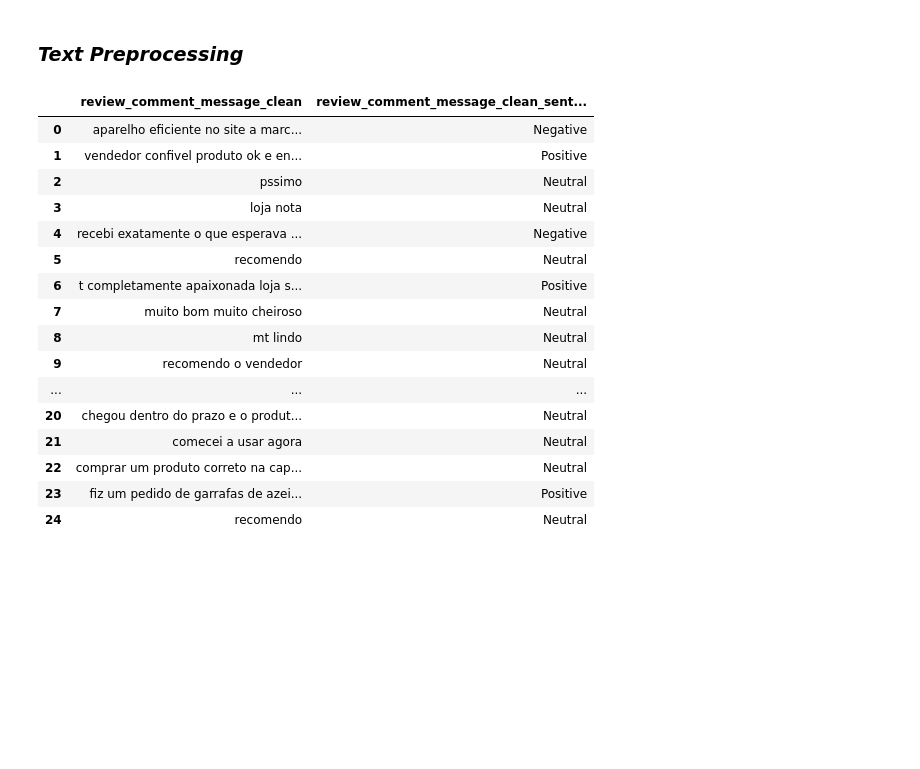
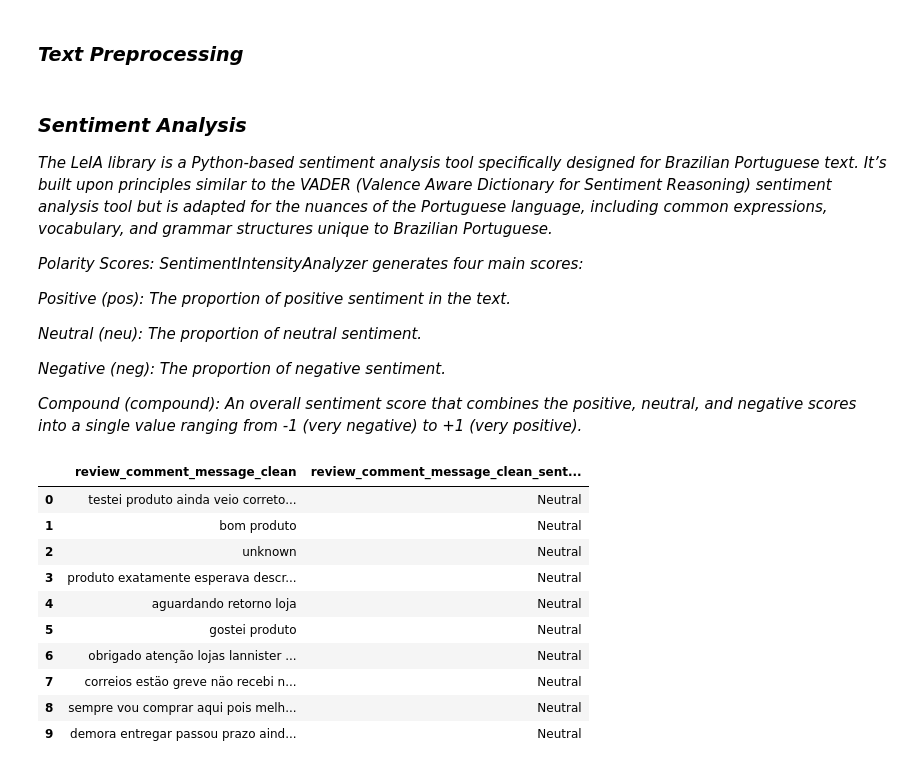
Before and after one commit to SnitTeshome/DSA2040A_DataMining_Group-8_Snit_552___Mohamed_006___Halima_315___Lesala_218, a Jupyter notebook: notebooks/3_data_mining.ipynb, the cells around one changed output. Drawn from its saved outputs; the diff is of its cells as text; code cells hidden in the pictures; blank space fills up the shorter version.

```diff
--- a/notebooks/3_data_mining.ipynb
+++ b/notebooks/3_data_mining.ipynb
@@ -269,9 +289,3 @@ The radar chart visualizes distinct customer segments based on behavioral patter
 ---
 # %% [markdown]
 ### *NLP:Natural Language Processing*
-# %%
-#read the csv file
-df1 = pd.read_csv('../data/raw/olist_order_reviews_dataset.csv')
-df2 = pd.read_csv('../data/raw/olist_products_dataset.csv')
-#concatenate the two dataframes
-df = pd.concat([df1, df2], axis=1)
@@ -364,0 +378,14 @@ df_cleaned[['review_comment_message', 'review_comment_message_clean']].head()
+# %%
+def clean_reviews(df):
+    """
+    Cleans the input DataFrame by removing rows with missing values in key columns
+    and dropping duplicate review comments.
+    """
+    if not isinstance(df, pd.DataFrame):
+        raise ValueError("Input must be a pandas DataFrame.")
+    df = df.drop_duplicates(subset=['review_comment_message'])
+    df = df.drop_duplicates(subset=['review_comment_message'])
+    return df
+
+df_cleaned = clean_reviews(nlp_df)
+df_cleaned.info()
@@ -367,41 +439,50 @@ df_cleaned[['review_comment_message', 'review_comment_message_clean']].head()
+# %% [markdown]
+### *Sentiment Analysis*
+*The LeIA library is a Python-based sentiment analysis tool specifically designed for Brazilian Portuguese text. It’s built upon principles similar to the VADER (Valence Aware Dictionary for Sentiment Reasoning) sentiment analysis tool but is adapted for the nuances of the Portuguese language, including common expressions, vocabulary, and grammar structures unique to Brazilian Portuguese.*
+
+
+*Polarity Scores: SentimentIntensityAnalyzer generates four main scores:*
+
+*Positive (pos): The proportion of positive sentiment in the text.*
+
+*Neutral (neu): The proportion of neutral sentiment.*
+
+*Negative (neg): The proportion of negative sentiment.*
+
+*Compound (compound): An overall sentiment score that combines the positive, neutral, and negative scores into a single value ranging from -1 (very negative) to +1 (very positive).*
 # %%
-from vaderSentiment.vaderSentiment import SentimentIntensityAnalyzer
-
-# Initialize analyzer
+# Intaize the sentiment analyzer
 analyzer = SentimentIntensityAnalyzer()
 
-def classify_sentiment(df, column_name='review_comment_message_clean'):
+def classify_sentiment(df_cleaned, column_name='review_comment_message_clean'):
     def get_sentiment_classification(text):
         scores = analyzer.polarity_scores(text)
         if scores['compound'] >= 0.05:
             return 'Positive'
         elif scores['compound'] <= -0.05:
             return 'Negative'
         else:
             return 'Neutral'
+    df_cleaned[f'{column_name}_sentiment'] = df_cleaned[column_name].map(get_sentiment_classification)
+    return df_cleaned
 
-    df[f'{column_name}_sentiment'] = df[column_name].map(get_sentiment_classification)
-    return df
+df_cleaned = preprocess_nlp_df(df_cleaned)
 
-# Apply to cleaned and preprocessed data
-df_sentiment = classify_sentiment(df_cleaned, 'review_comment_message_clean')
-df_sentiment[['review_comment_message_clean', 'review_comment_message_clean_sentiment']].head(25)
+# Classify sentiment in 'nlp_df' based on the 'review_comment_message_clean' column
+nlp_df = classify_sentiment(df_cleaned, 'review_comment_message_clean')
+
+# Display the sentiment results
+nlp_df[['review_comment_message_clean', 'review_comment_message_clean_sentiment']].head(10)
 # %% [output]
 |  | review_comment_message_clean | review_comment_message_clean_sent... |
-| 0 | aparelho eficiente no site a marc... | Negative |
-| 1 | vendedor confivel produto ok e en... | Positive |
-| 2 | pssimo | Neutral |
-| 3 | loja nota | Neutral |
-| 4 | recebi exatamente o que esperava ... | Negative |
-| 5 | recomendo | Neutral |
-| 6 | t completamente apaixonada loja s... | Positive |
-| 7 | muito bom muito cheiroso | Neutral |
-| 8 | mt lindo | Neutral |
-| 9 | recomendo o vendedor | Neutral |
-| ... | ... | ... |
-| 20 | chegou dentro do prazo e o produt... | Neutral |
-| 21 | comecei a usar agora | Neutral |
-| 22 | comprar um produto correto na cap... | Neutral |
-| 23 | fiz um pedido de garrafas de azei... | Positive |
-| 24 | recomendo | Neutral |
+| 0 | testei produto ainda veio correto... | Neutral |
+| 1 | bom produto | Neutral |
+| 2 | unknown | Neutral |
+| 3 | produto exatamente esperava descr... | Neutral |
+| 4 | aguardando retorno loja | Neutral |
+| 5 | gostei produto | Neutral |
+| 6 | obrigado atenção lojas lannister ... | Neutral |
+| 7 | correios estäo greve näo recebi n... | Neutral |
+| 8 | sempre vou comprar aqui pois melh... | Neutral |
+| 9 | demora entregar passou prazo aind... | Neutral |
 # %%
```
Also changed, not shown: parts of 30 cells of this notebook.
